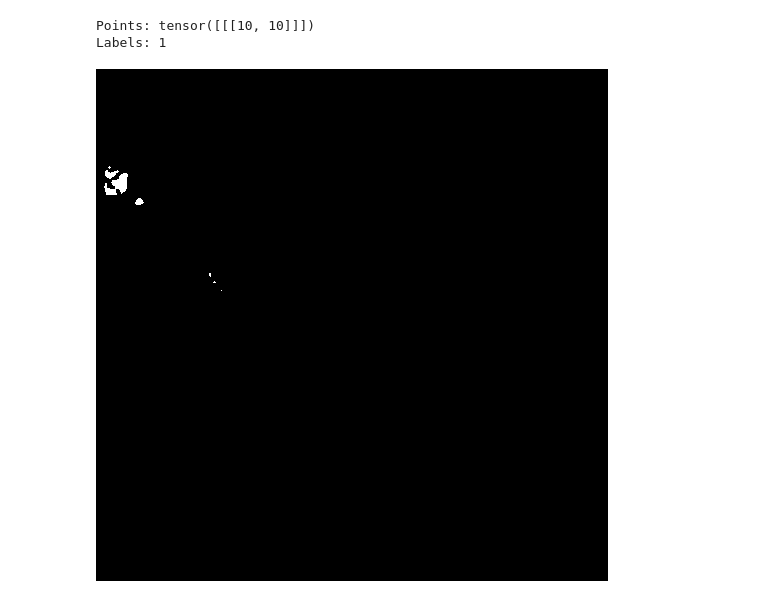
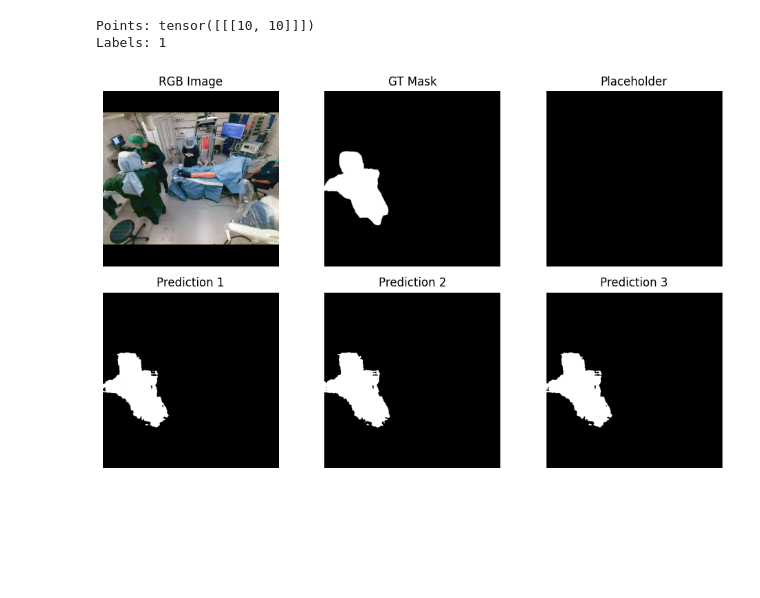
Before and after one commit to ge75xuv/Multiview-Object-Segmentation-with-SAM, a Jupyter notebook: custom_models/image_predictor.ipynb, the cells around one changed output. Drawn from its saved outputs; the diff is of its cells as text; code cells hidden in the pictures; blank space fills up the shorter version.

```diff
--- a/custom_models/image_predictor.ipynb
+++ b/custom_models/image_predictor.ipynb
@@ -32,8 +32,8 @@ from custom_model_builder import build_sam2_predict
 # %%
 model_size_dict = {
     'base': {
-        'config': '03_15_18_01/config_resolved.yaml',
-        'ck': '/home/guests/tuna_gurbuz/prototype/sam2_logs/03_15_18_01/checkpoints/checkpoint.pt',
+        'config': '03_20_14_29/config_resolved.yaml',
+        'ck': '/home/guests/tuna_gurbuz/prototype/sam2_logs/03_20_14_29/checkpoints/checkpoint.pt',
         },
 }
 
@@ -80,5 +82,5 @@ Lenght of the dataset! 102
 # %%
-seed = 123  # Check seed 123 index 19966
+seed = 2 # Check seed 123 index 19966
 torch.manual_seed(seed)
 np.random.seed(seed)
 
@@ -97,17 +99,12 @@ while True:
     frame_obj_list, frames_segmentation_mask = test_dataset[idx]
     for i in range(len_video):
         image = frame_obj_list.frames[i].data
-        # Save the unnormalized image
-        print('Segmentation Mask:')
-        # frames_segmentation_mask[i].show()
-        print('Object Mask:')
         for j in range(len_objects):
             exist = torch.any(frame_obj_list.frames[i].objects[j].segment == True)
-            toPILimage(frame_obj_list.frames[i].objects[j].segment/255).show() if exist else None
+            gt_mask = toPILimage(frame_obj_list.frames[i].objects[j].segment/255) if exist else None
             if_break = True if exist else if_break
 
-print('Input Image:')
-toPILimage(revert_transform(image)).show()
+unnormalized_image = toPILimage(revert_transform(image))
 image = toPILimage(image)
 im_pred.set_image(image)
 # %% [output]
@@ -128,7 +120,6 @@ print(f'Labels: {labels.item()}')
 Points: tensor([[[10, 10]]])
 Labels: 1
 # %%
-
 # Predict
 multimask_output = True
 masks, scores, logits = im_pred.predict(
@@ -145,7 +136,44 @@ if multimask_output:
     best_masks = masks[obj_ind,sorted_ind]
     best_scores = scores[obj_ind,sorted_ind]
     # best_logits = logits[obj_ind,sorted_ind]
-for idx, mask in enumerate(best_masks):
-    toPILimage((mask*255).astype(np.uint8)).show()
+# for idx, mask in enumerate(best_masks):
+#     toPILimage((mask*255).astype(np.uint8)).show()
-# %% [output]
-[figure, removed]
+# %%
+import matplotlib.pyplot as plt
+import numpy as np
+
+obj_out_idx = 0
+black_placeholder = np.zeros_like(gt_mask)  # Black image placeholder
+
+# Create figure and subplots
+fig, axes = plt.subplots(2, 3, figsize=(10, 6))
+
+# First row (RGB, GT, Black Placeholder)
+axes[0, 0].imshow(unnormalized_image)
+axes[0, 0].set_title("RGB Image")
+
+axes[0, 1].imshow(gt_mask, cmap='gray')
+axes[0, 1].set_title("GT Mask")
+
+axes[0, 2].imshow(black_placeholder, cmap='gray')
+axes[0, 2].set_title("Placeholder")
+
+# Second row (Predictions)
+axes[1, 0].imshow(masks[obj_out_idx,0], cmap='gray')
+axes[1, 0].set_title("Prediction 1")
+
+axes[1, 1].imshow(masks[obj_out_idx,1], cmap='gray')
+axes[1, 1].set_title("Prediction 2")
+
+axes[1, 2].imshow(masks[obj_out_idx,2], cmap='gray')
+axes[1, 2].set_title("Prediction 3")
+
+# Remove axes for a cleaner look
+for ax in axes.ravel():
+    ax.axis('off')
+
+# Show the plot
+plt.tight_layout()
+plt.show()
+# %% [output]
+[figure, added]
```
Also changed, not shown: parts of 2 cells of this notebook, 10 other files.
